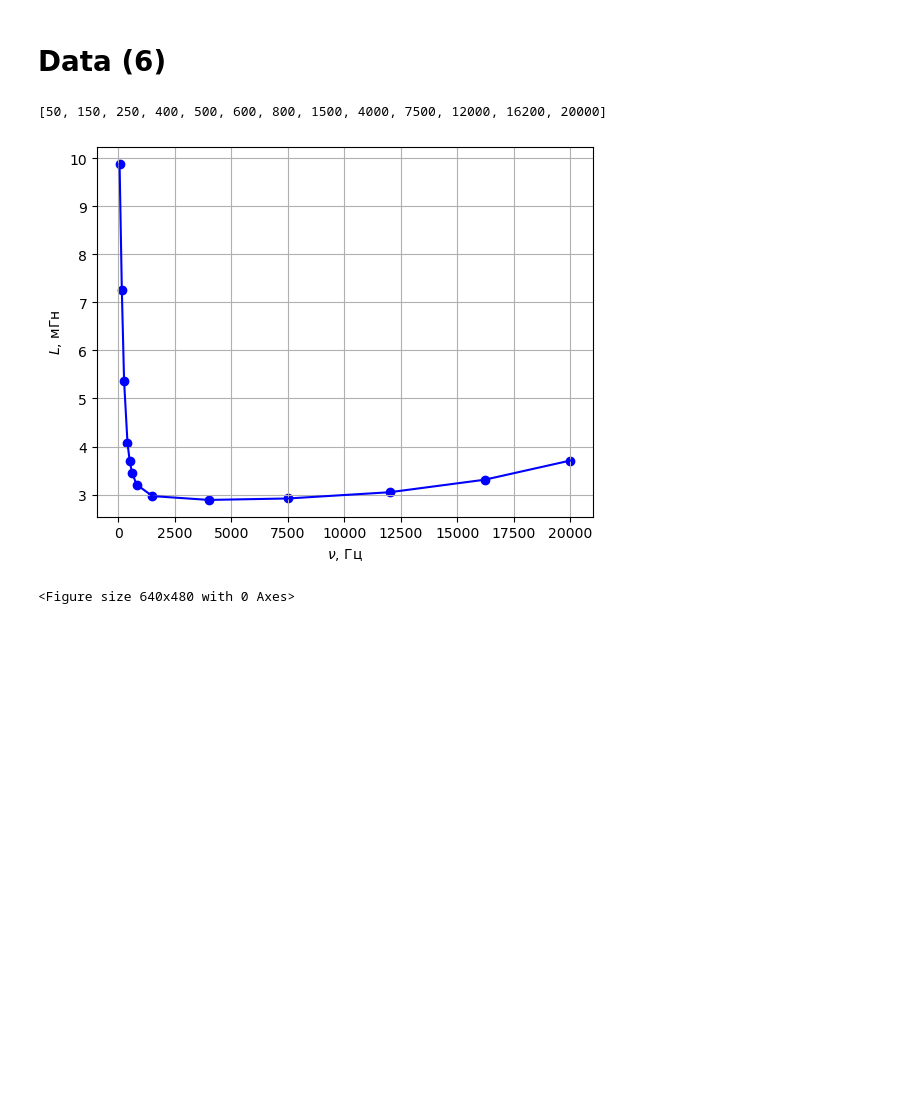
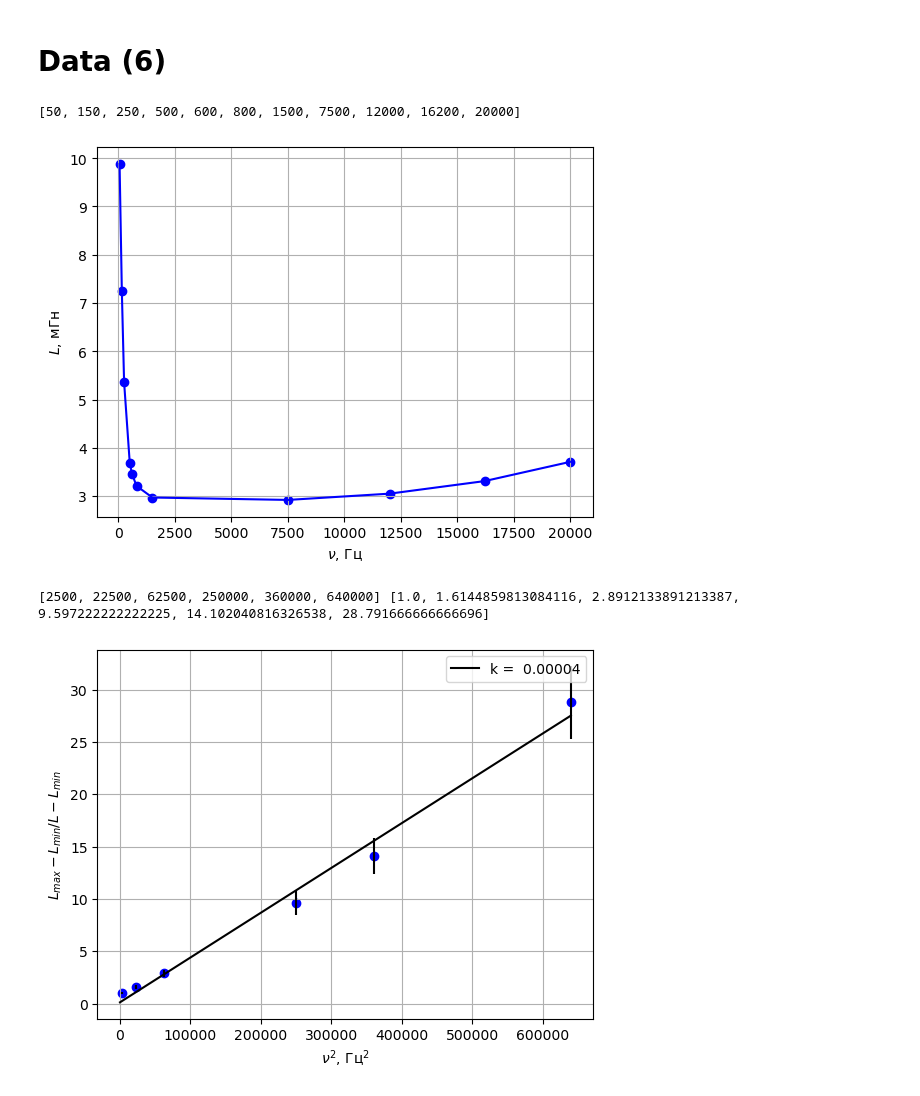
Before and after one commit to juliaProjorlivy/laba, a Jupyter notebook: 3_sem/laba_3.7.1/3.7.1.ipynb, the cells around one changed output. Drawn from its saved outputs; the diff is of its cells as text; code cells hidden in the pictures; blank space fills up the shorter version.

```diff
--- a/3_sem/laba_3.7.1/3.7.1.ipynb
+++ b/3_sem/laba_3.7.1/3.7.1.ipynb
@@ -405,12 +406,10 @@ plt.show()
 nus = [50   ,
 150  ,
 250  ,
-400  ,
 500  ,
 600  ,
 800  ,
 1500 ,
-4000 ,
 7500 ,
 12000,
 16200,
@@ -419,19 +418,17 @@ nus = [50   ,
 L = [9.88,
 7.25,
 5.36,
-4.08,
 3.69,
 3.46,
 3.21,
 2.97,
-2.89,
 2.92,
 3.05,
 3.31,
 3.71]
 nus
 # %% [output]
-[50, 150, 250, 400, 500, 600, 800, 1500, 4000, 7500, 12000, 16200, 20000]
+[50, 150, 250, 500, 600, 800, 1500, 7500, 12000, 16200, 20000]
 # %%
 y = L
 x = nus
@@ -457,8 +454,43 @@ plt.grid()
 
 plt.xlabel('$\\nu$, Гц')
 plt.ylabel('$L$, мГн')
-plt.show()
+#plt.show()
 plt.savefig('tex/images/plot4.png', bbox_inches='tight')
 # %% [output]
-[figure, old version]
+[figure, new version]
-<Figure size 640x480 with 0 Axes>
+# %%
+nus = nus[:(len(L)-4)]
+Lx = L[:(len(L)-4)]
+
+
+y = [(max(Lx) - min(Lx)) / (i - min(Lx)) for i in Lx if i != min(Lx) ]
+x = [nus[i]**2 for i in range(len(Lx)) if Lx[i] != min(Lx)]
+dy = [0.12  * (max(Lx) - min(Lx)) / (i - min(Lx)) for i in Lx if i!= min(Lx)]
+
+print(x, y)
+fig, ax = plt.subplots()
+
+plt.scatter(x, y, marker='o', color='blue')
+
+#ax.plot(x, y, linestyle='-', color='blue')
+plt.errorbar(x, y, yerr=dy, ecolor='k', linestyle='')
+
+model1 = np.poly1d(np.polyfit(x, y, 1))
+#print(model1)
+
+polyline = np.linspace(0, max(x))
+plt.plot(polyline, model1(polyline), color = 'k', label="k = {: .5f}".format(round(model1.c[0], 5)))
+
+#k = model1.c[0]
+#dk = -k * ((dI / min(x1))**2 + (dV / min(y1))**2)**0.5
+plt.legend()
+
+plt.grid()
+
+plt.xlabel('$\\nu^2$, Гц$^2$')
+plt.ylabel('$L_{max}-L_{min} / L - L_{min}$')
+#plt.show()
+plt.savefig('tex/images/plot5.png', bbox_inches='tight')
+# %% [output]
+[2500, 22500, 62500, 250000, 360000, 640000] [1.0, 1.6144859813084116, 2.8912133891213387, 9.597222222222225, 14.102040816326538, 28.791666666666696]
+[figure, added]
```
Also changed, not shown: parts of 4 cells of this notebook, 8 other files.
